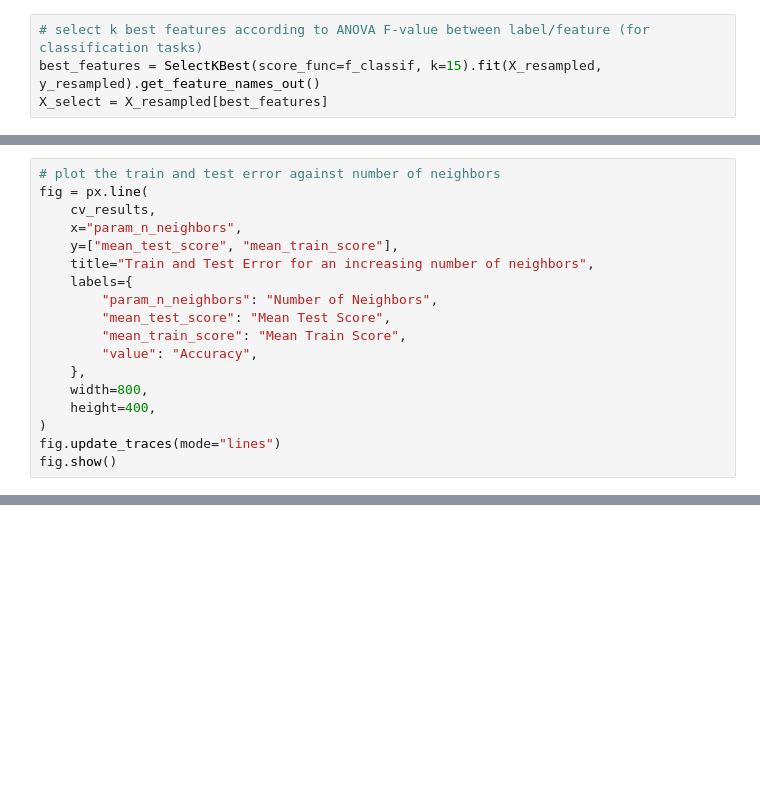
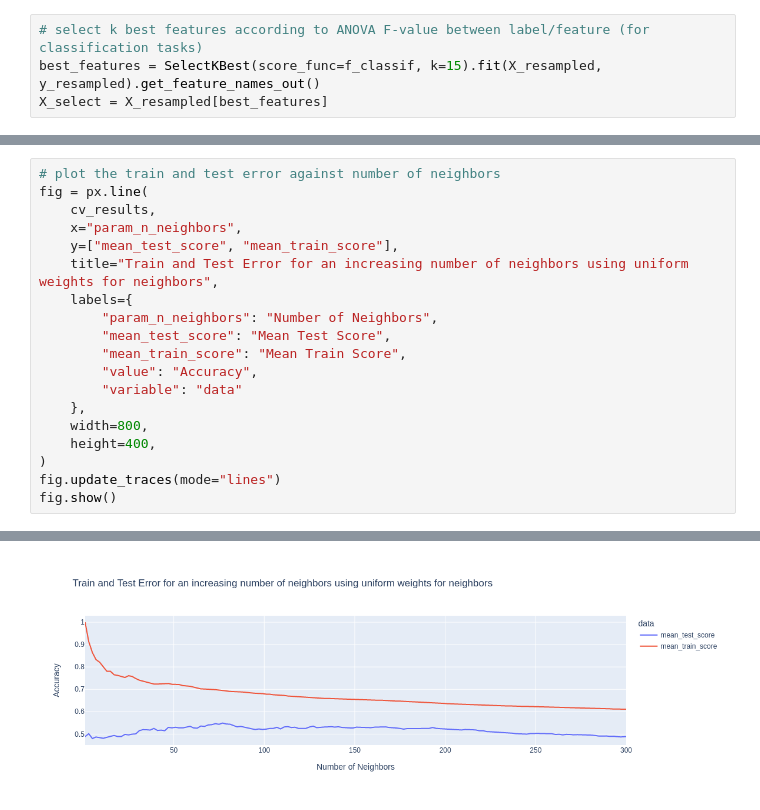
Before and after one commit to The-Deadly-Hyenas/Data-Classification, a Jupyter notebook: paul/kNN_explore.ipynb, the cells around one changed output, grey strips where cells are left out. Cells and saved outputs as stored; diff of their text form; blank space fills up the shorter version.

```diff
--- a/paul/kNN_explore.ipynb
+++ b/paul/kNN_explore.ipynb
@@ -114,15 +126,17 @@ fig = px.line(
     cv_results,
     x="param_n_neighbors",
     y=["mean_test_score", "mean_train_score"],
-    title="Train and Test Error for an increasing number of neighbors",
+    title="Train and Test Error for an increasing number of neighbors using uniform weights for neighbors",
     labels={
         "param_n_neighbors": "Number of Neighbors",
         "mean_test_score": "Mean Test Score",
         "mean_train_score": "Mean Train Score",
         "value": "Accuracy",
+        "variable": "data"
     },
     width=800,
     height=400,
 )
 fig.update_traces(mode="lines")
 fig.show()
+# %% [output]
@@ -129,3 +144,4 @@ fig.show()
+[figure, added]
 # %%
 # score on held out test set, segment 26
 gs_cv.score(X_test[best_features], y_test)
```
Also changed, not shown: parts of 11 cells of this notebook.
